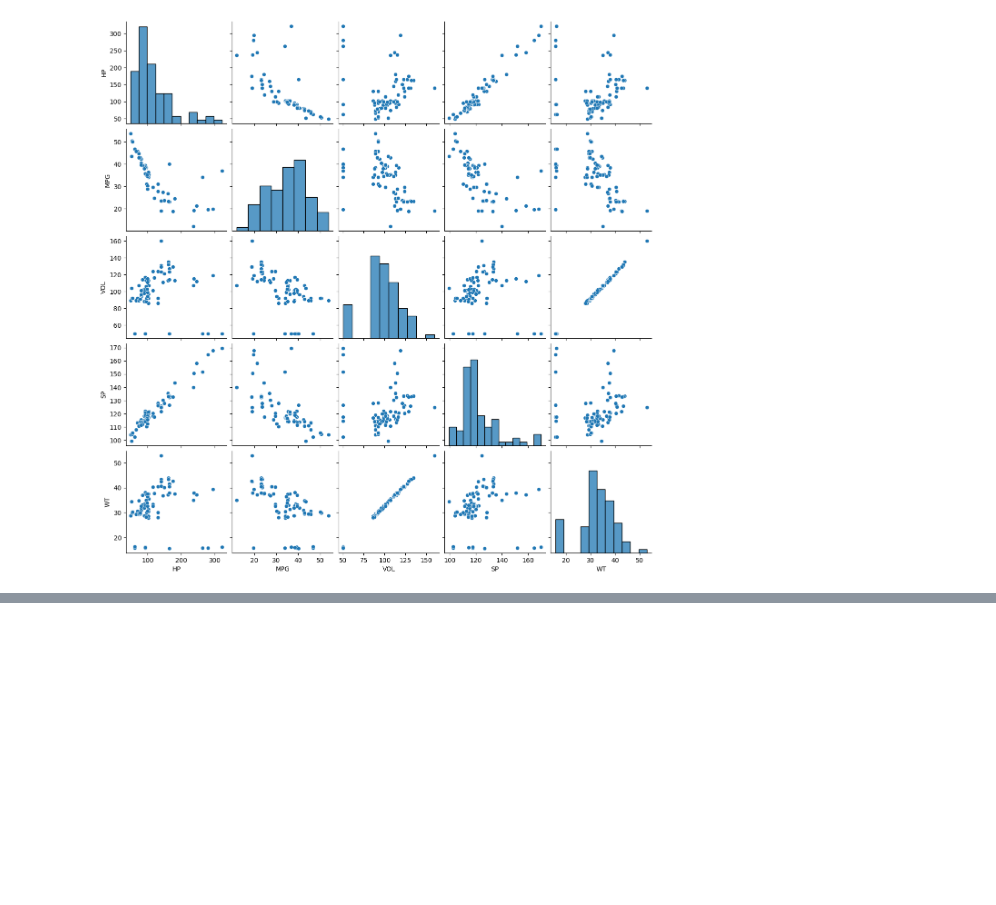
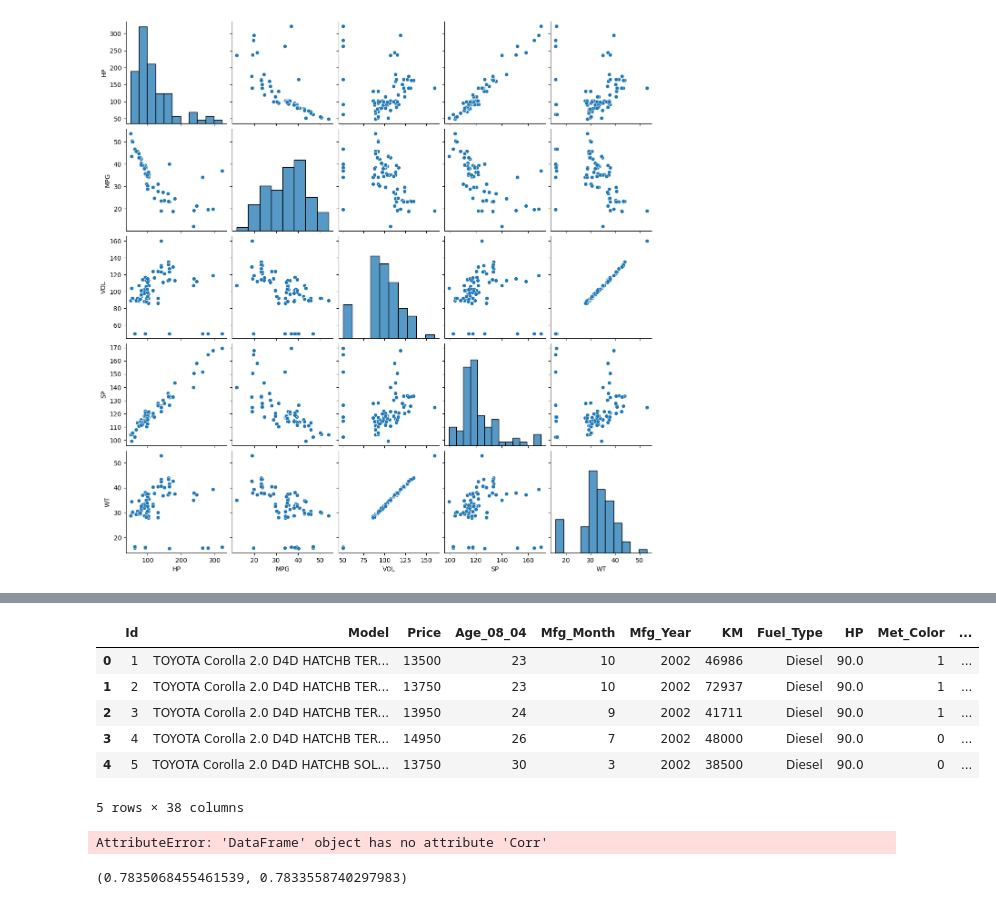
Before and after one commit to madhan2707/ML-with-flask, a Jupyter notebook: ad.ipynb, the cells around one changed output, grey strips where cells are left out. Saved outputs shown, nothing was run; the diff lists cells and outputs as text; code cells hidden in the pictures; blank space fills up the shorter version.

```diff
--- a/ad.ipynb
+++ b/ad.ipynb
@@ -619,0 +761,20 @@ plt.show()
+# %%
+import pandas as pd
+import matplotlib.pyplot as mtp
+import seaborn as sns
+from statsmodels.graphics.regressionplots import influence_plot
+import numpy as np
+df = pd.read.excel('/content/Toyota.xlsx')
+df.head()
+# %% [output]
+|  | Id | Model | Price | Age_08_04 | Mfg_Month | Mfg_Year | KM | Fuel_Type | HP | Met_Color | ... |
+| 0 | 1 | TOYOTA Corolla 2.0 D4D HATCHB TER... | 13500 | 23 | 10 | 2002 | 46986 | Diesel | 90.0 | 1 | ... |
+| 1 | 2 | TOYOTA Corolla 2.0 D4D HATCHB TER... | 13750 | 23 | 10 | 2002 | 72937 | Diesel | 90.0 | 1 | ... |
+| 2 | 3 | TOYOTA Corolla 2.0 D4D HATCHB TER... | 13950 | 24 | 9 | 2002 | 41711 | Diesel | 90.0 | 1 | ... |
+| 3 | 4 | TOYOTA Corolla 2.0 D4D HATCHB TER... | 14950 | 26 | 7 | 2002 | 48000 | Diesel | 90.0 | 0 | ... |
+| 4 | 5 | TOYOTA Corolla 2.0 D4D HATCHB SOL... | 13750 | 30 | 3 | 2002 | 38500 | Diesel | 90.0 | 0 | ... |
+5 rows × 38 columns
+# %%
+df.Corr()
+# %% [output]
+AttributeError: 'DataFrame' object has no attribute 'Corr'
@@ -619,0 +787,4 @@ plt.show()
+# %%
+(model.rsquared, model.rsquared_adj)
+# %% [output]
+(0.7835068455461539, 0.7833558740297983)
```
Also changed, not shown: parts of 8 cells of this notebook.
